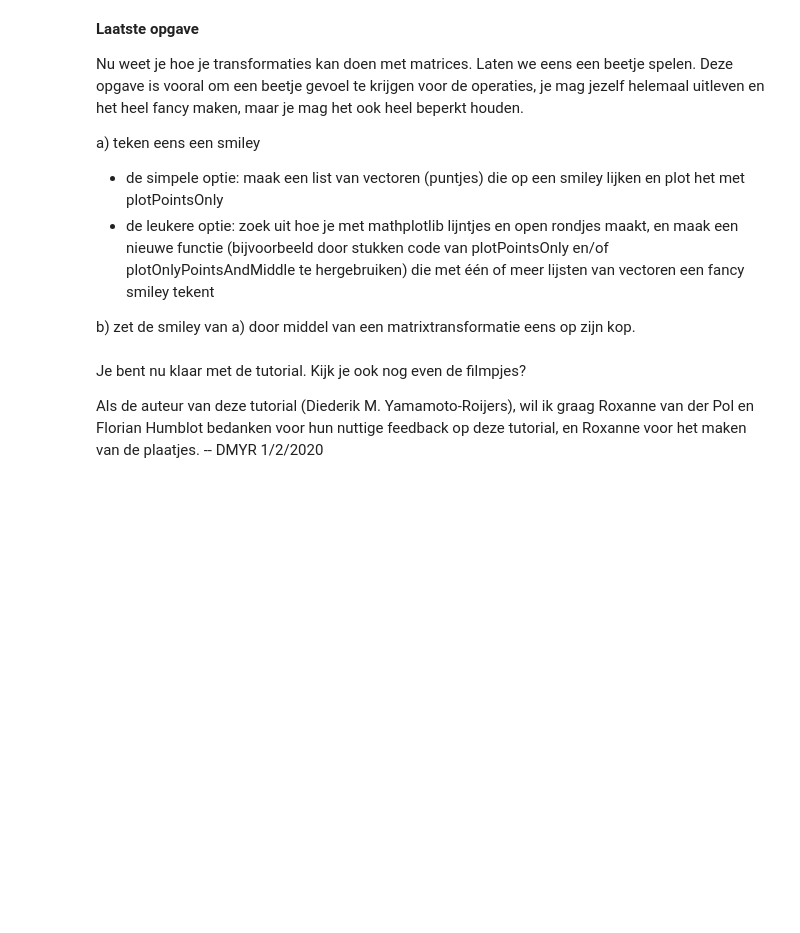
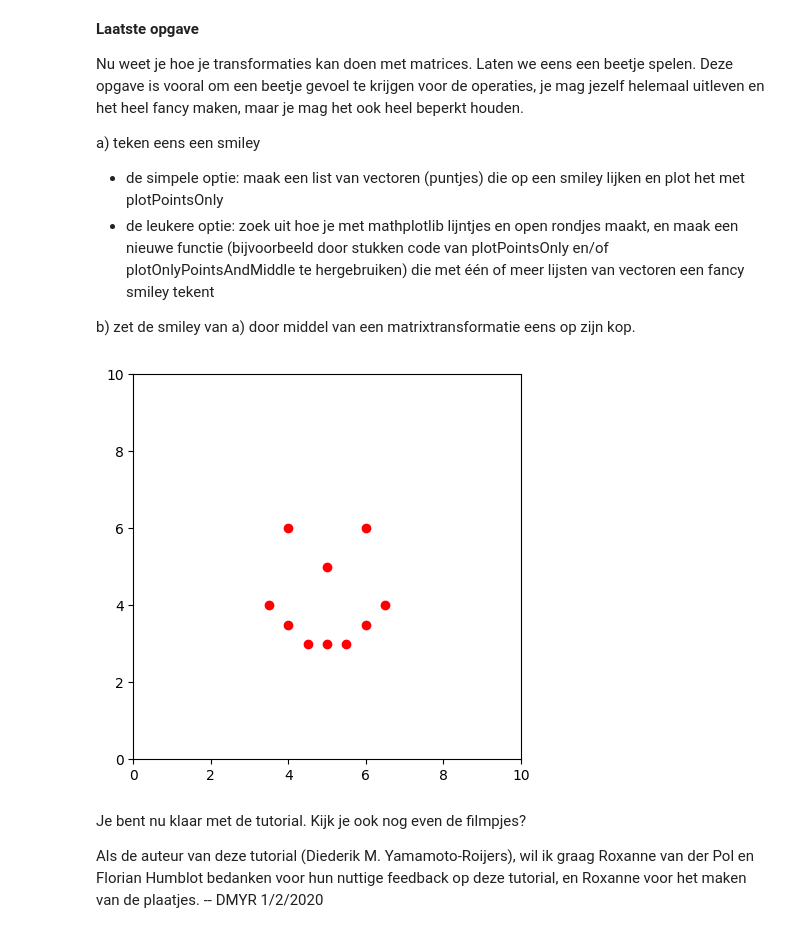
Before and after one commit to LFGaming/Vision-2024, a Jupyter notebook: module4/LinAlg Tutorial (2).ipynb, the cells around one changed output. Cells and saved outputs as stored; diff of their text form; code cells hidden in the pictures; blank space fills up the shorter version.

```diff
--- a/module4/LinAlg Tutorial (2).ipynb
+++ b/module4/LinAlg Tutorial (2).ipynb
@@ -411,3 +452,16 @@ b) zet de smiley van a) door middel van een matrixtransformatie eens op zijn kop
+# %%
+#Uw antwoord(en) hier:
+# Define smiley points
+smiley_points = [
+    np.array([4,6]), np.array([6,6]), # eyes
+    np.array([5,5]), # nose
+    np.array([3.5,4]), np.array([4,3.5]), np.array([4.5,3]), np.array([5,3]), np.array([5.5,3]), np.array([6,3.5]), np.array([6.5,4]) # mouth
+]
+
+# Plot the original smiley
+plotPointsOnly(smiley_points)
+# %% [output]
+[figure, added]
 # %% [markdown]
 Je bent nu klaar met de tutorial. Kijk je ook nog even de filmpjes?
 
```
Also changed, not shown: parts of 7 cells of this notebook, 1 other file.
